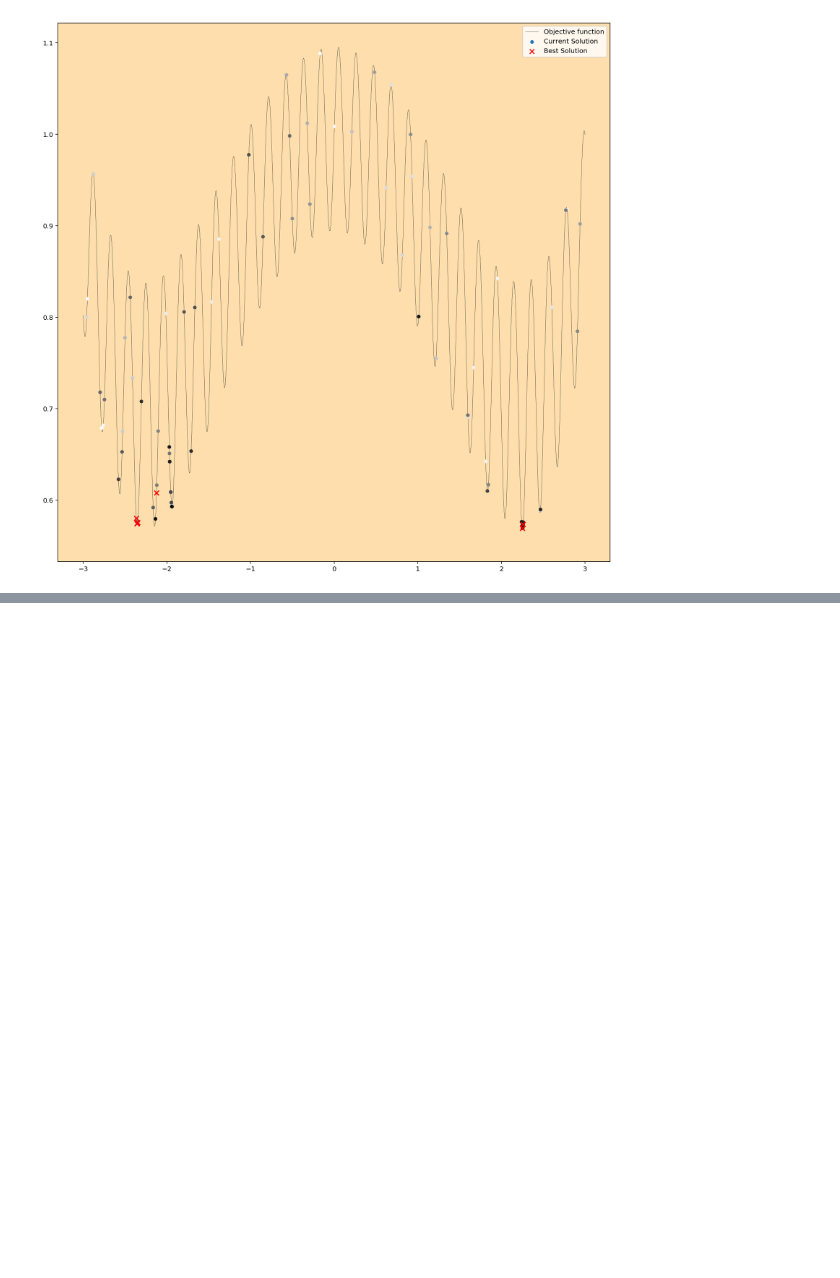
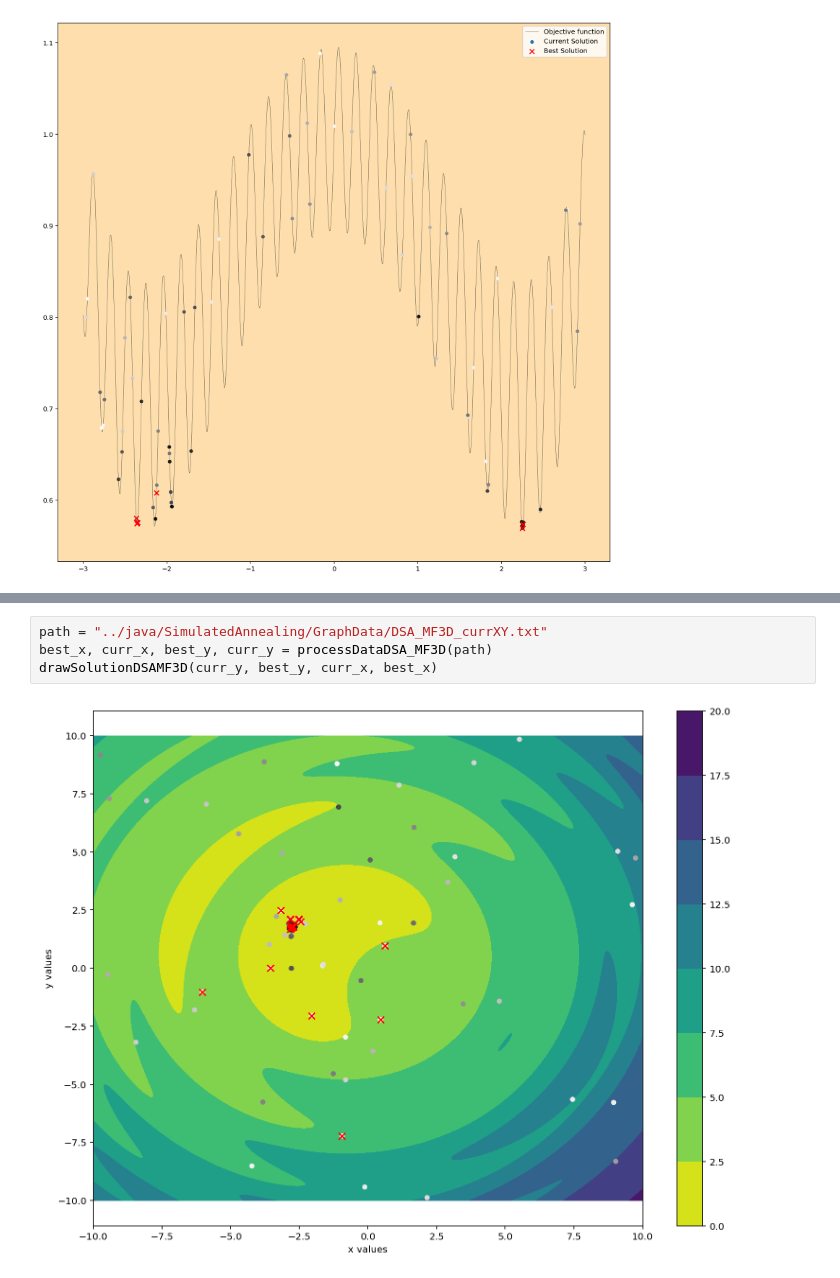
Before and after one commit to leobouraux/Pedestrian-Hub-Model-Optimization, a Jupyter notebook: src/main/python/Graphs LSA DSA.ipynb, the cells around one changed output, grey strips where cells are left out. Cells and saved outputs as stored; diff of their text form; blank space fills up the shorter version.

```diff
--- a/src/main/python/Graphs LSA DSA.ipynb
+++ b/src/main/python/Graphs LSA DSA.ipynb
@@ -50,0 +57,6 @@ drawSolutionDSAMF(curr_y, best_y, curr_x, best_x)
+# %%
+path = "../java/SimulatedAnnealing/GraphData/DSA_MF3D_currXY.txt"
+best_x, curr_x, best_y, curr_y = processDataDSA_MF3D(path)
+drawSolutionDSAMF3D(curr_y, best_y, curr_x, best_x)
+# %% [output]
+[figure, added]
```
Also changed, not shown: parts of 3 cells of this notebook, 8 other files.
